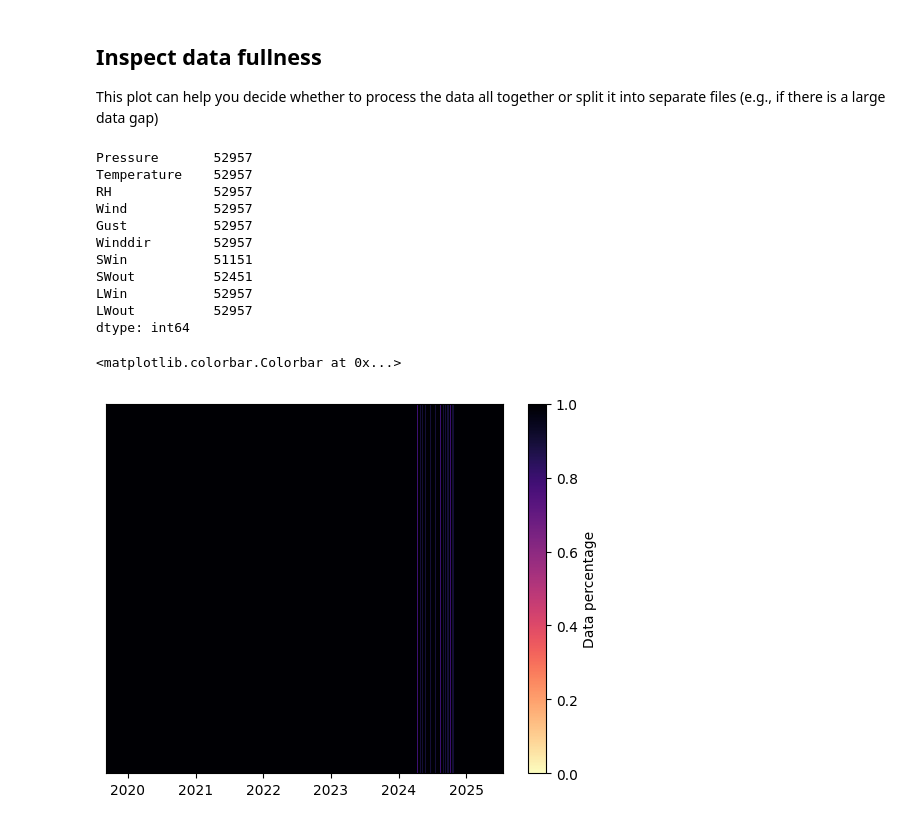
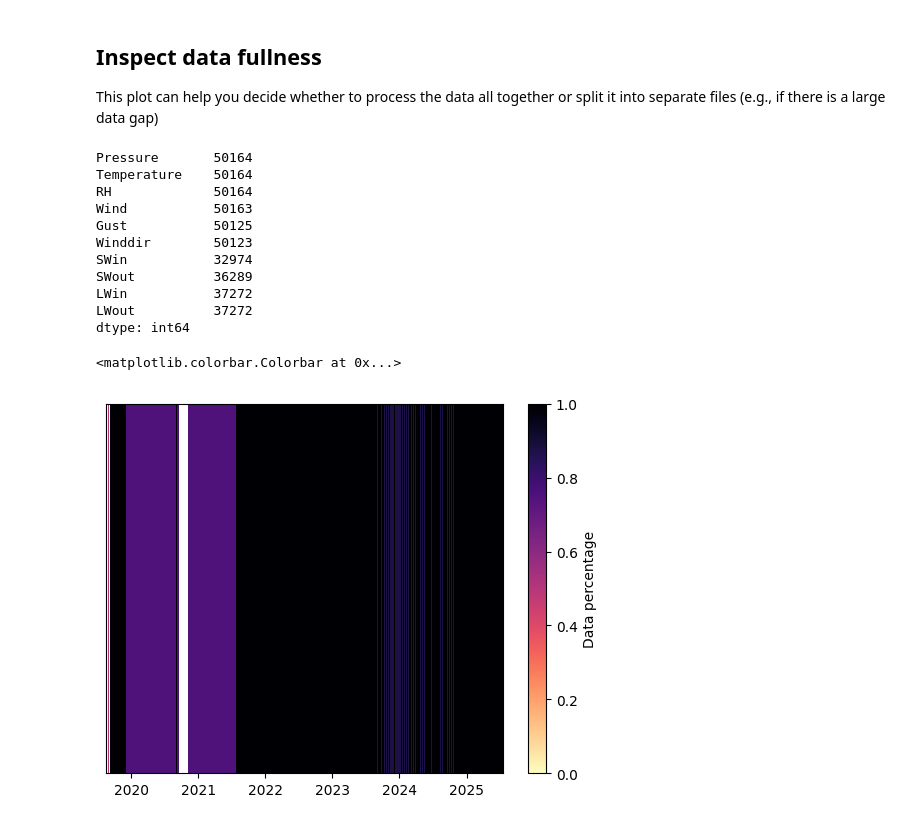
Before and after one commit to clairevwilson/PyGEM-EB, a Jupyter notebook: preprocess_AWS.ipynb, the cells around one changed output. Drawn from its saved outputs; the diff is of its cells as text; code cells hidden in the pictures.

Commit message:
processing naluday

```diff
--- a/preprocess_AWS.ipynb
+++ b/preprocess_AWS.ipynb
@@ -15,6 +15,6 @@ logging.getLogger('matplotlib').setLevel(logging.WARNING)
 Fill out the cell below to set up the glacier being accessed and the filepaths.
 # %%
 # FILEPATHS
-data_fp = '../climate_data/AWS/'                    # Filepath to the folder of input data
-folder = data_fp + 'Raw/kaskawulsh/'                # Filepath of the folder containing the messy files
+data_fp = '../climate_data/AWS/Raw/'                # Filepath to the folder of input data
+folder = data_fp + 'naluday/'                       # Filepath of the folder containing the messy files
 file_type = 'txt'                                   # Choose the file type (csv, txt or xlsx)
@@ -21,7 +24,8 @@ file_type = 'txt'                                   # Choose the file type (csv,
 # %%
-# Concatenate files
+# Concatenate files in folder
 fn_list = os.listdir(folder)
 fn_list = [f for f in fn_list if file_type in f]
+#
 col_names = ['DateTime','Pressure','Temperature','RH','Wind','Gust','Winddir','SWin','SWout','LWin','LWout']
 for fn in fn_list:
     # Open the file
@@ -39,6 +43,10 @@ for fn in fn_list:
     zone_minutes = int(second_line.split('UTC')[-1].split(' ')[1])
     timezone = pd.Timedelta(minutes=zone_minutes)
 
+    # Skip empty files
+    if len(df.index) == 0:
+        continue
+
     # Process the datetime column to be in the right format
     if len(str(df.index[0])) > 8:
         df.index = pd.to_datetime(df.index, format='%m/%d/%y %H:%M:%S') - timezone
@@ -51,6 +59,7 @@ for fn in fn_list:
     else:
         df_all = pd.concat([df_all, df],axis=0)
 df_all = df_all.sort_index()
+df_all = df_all[pd.to_datetime(df_all.index).second == 0]
 df_all
 # %% [output]
 |  | Pressure | Temperature | RH | Wind | Gust | Winddir | SWin | SWout | LWin | LWout |
@@ -75,14 +84,14 @@ This plot can help you decide whether to process the data all together or split
 # Print data counts
 df_all.count()
 # %% [output]
-Pressure       52957
-Temperature    52957
-RH             52957
-Wind           52957
-Gust           52957
-Winddir        52957
-SWin           51151
-SWout          52451
-LWin           52957
-LWout          52957
+Pressure       50164
+Temperature    50164
+RH             50164
+Wind           50163
+Gust           50125
+Winddir        50123
+SWin           32974
+SWout          36289
+LWin           37272
+LWout          37272
 dtype: int64
@@ -89,18 +100,21 @@ dtype: int64
 # %%
-fig, ax = plt.subplots()
-all_percentage = []
-for row in df_all.index:
-    percent = df_all.loc[row].count() / len(df_all.columns)
-    all_percentage.append(percent)
-cmap = plt.get_cmap('magma_r')
-norm = mpl.colors.Normalize(vmin=0, vmax=1)
-ax.bar(df_all.index, 1, pd.Timedelta(hours=1), color=cmap(norm(all_percentage)))
-ax.set_xlim(df_all.index[0], df_all.index[-1])
-ax.set_ylim(0,1)
-ax.set_yticks([])
-sm = mpl.cm.ScalarMappable(cmap=cmap, norm=norm)
-sm.set_array([])
-fig.colorbar(sm, ax=ax, label='Data percentage',orientation='vertical')
+plot = False
+if plot:
+    fig, ax = plt.subplots()
+    all_percentage = []
+    for row in df_all.index:
+        percent = df_all.loc[row].count() / len(df_all.columns)
+        all_percentage.append(percent)
+    cmap = plt.get_cmap('magma_r')
+    norm = mpl.colors.Normalize(vmin=0, vmax=1)
+    ax.bar(df_all.index, 1, pd.Timedelta(hours=1), color=cmap(norm(all_percentage)))
+    ax.set_xlim(df_all.index[0], df_all.index[-1])
+    ax.set_ylim(0,1)
+    ax.set_yticks([])
+    sm = mpl.cm.ScalarMappable(cmap=cmap, norm=norm)
+    sm.set_array([])
+    fig.colorbar(sm, ax=ax, label='Data percentage',orientation='vertical')
+    plt.show()
 # %% [output]
 <matplotlib.colorbar.Colorbar at 0x...>
-[figure, old version]
+[figure, new version]
```
Also changed, not shown: parts of 7 cells of this notebook, 4 other files.
